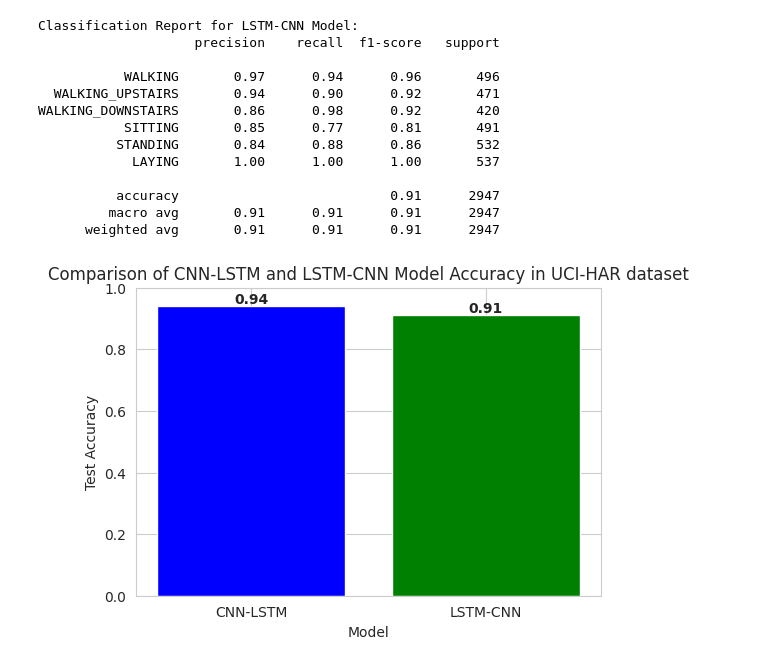
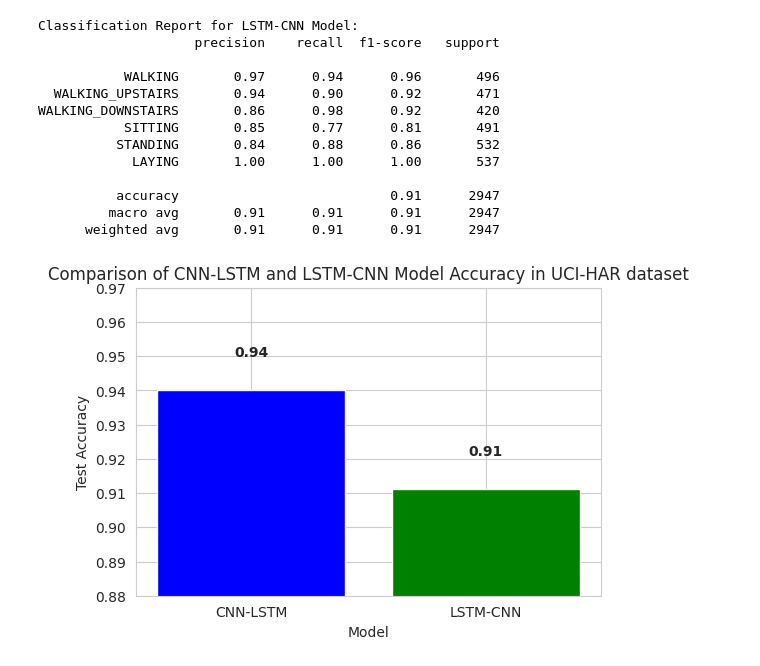
Before and after one commit to Sabujnandan/Sabujnandan, a Jupyter notebook: activity_recognition_cnn_lstm.ipynb, the cells around one changed output. Drawn from its saved outputs; the diff is of its cells as text; code cells hidden in the pictures.

```diff
--- a/activity_recognition_cnn_lstm.ipynb
+++ b/activity_recognition_cnn_lstm.ipynb
@@ -711,22 +711,22 @@ WALKING_DOWNSTAIRS       0.86      0.98      0.92       420
 # %%
 
 
 # Model Comparison with CNN-LSTM
 # Assuming the test accuracy for CNN-LSTM model is already computed and stored in `cnn_lstm_test_accuracy`
 
 # Plotting the comparison between CNN-LSTM and LSTM-CNN
 cnn_lstm_test_accuracy = 0.94  # Placeholder, replace with actual accuracy from the CNN-LSTM model
 
 plt.figure(figsize=(6, 4))
 models = ['CNN-LSTM', 'LSTM-CNN']
 accuracies = [cnn_lstm_test_accuracy, test_accuracy]
 plt.bar(models, accuracies, color=['blue', 'green'])
-plt.ylim(0, 1)
+plt.ylim(0.88, 0.97)
 plt.xlabel('Model')
 plt.ylabel('Test Accuracy')
 plt.title('Comparison of CNN-LSTM and LSTM-CNN Model Accuracy in UCI-HAR dataset')
 for i, v in enumerate(accuracies):
     plt.text(i, v + 0.01, f"{v:.2f}", ha='center', fontweight='bold')
 plt.show()
 # %% [output]
-[figure, old version]
+[figure, new version]
```
